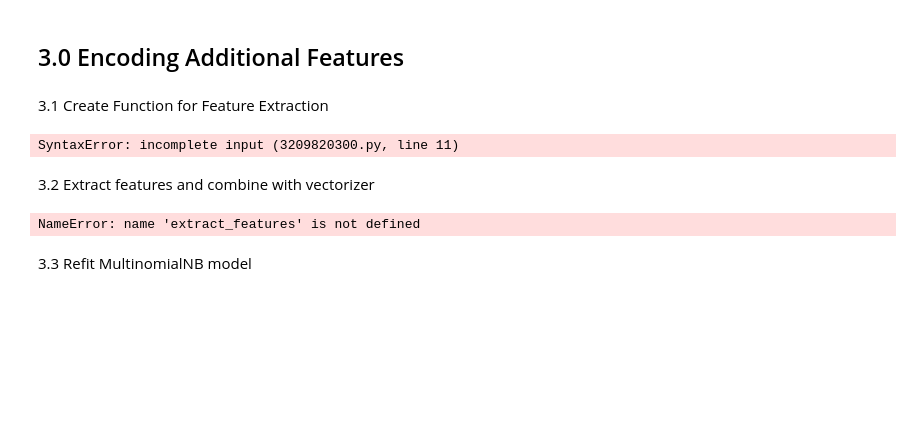
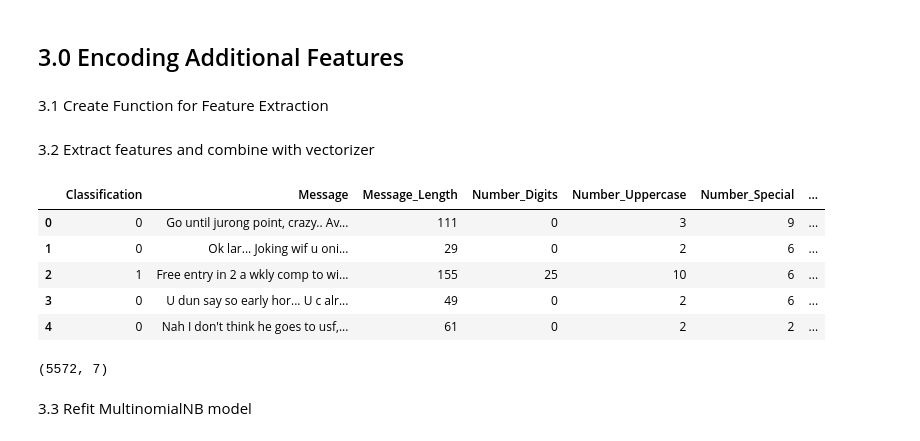
Before and after one commit to Taran-Gupta/DS4002_Project1, a Jupyter notebook: Scripts/Analysis.ipynb, the cells around one changed output. Saved outputs shown, nothing was run; the diff lists cells and outputs as text; code cells hidden in the pictures; blank space fills up the shorter version.

```diff
--- a/Scripts/Analysis.ipynb
+++ b/Scripts/Analysis.ipynb
@@ -94,14 +105,51 @@ NotFittedError: This MultinomialNB instance is not fitted yet. Call 'fit' with a
 def extract_features(messages):
     # Length of Message
 
+  messages["Message_Length"] = messages["Message"].apply(len)
+
     # Number of Digits
+
+  messages['Number_Digits'] = messages['Message'].str.count(r'\d')
 
     # Number of Uppercase Letters
 
+  messages['Number_Uppercase'] = messages['Message'].str.count(r'[A-Z]')
+
     # Number of Special Characters
 
+  def count_special(text): # Function to count the characters
+    count = 0
+    for char in text:
+      if not char.isalnum() and not char.isspace():
+        count += 1
+    return count
+
+  messages['Number_Special'] = messages['Message'].apply(count_special)
+
+
     # Number of Indicator Words
+
+  indicator_words = ["call", "free", "now", "win", "urgent", "prize"]
+  pattern = r'\b(?:' + '|'.join(indicator_words) + r')\b'
+
+  messages['Indicator_Words_Count'] = messages['Message'].str.lower().str.count(pattern)
+
+  return messages
-# %% [output]
-SyntaxError: incomplete input (3209820300.py, line 11)
 # %% [markdown]
 3.2 Extract features and combine with vectorizer
+# %%
+# extract features into new dataset
+features = extract_features(messages)
+
+features.head()
+# %% [output]
+|  | Classification | Message | Message_Length | Number_Digits | Number_Uppercase | Number_Special | ... |
+| 0 | 0 | Go until jurong point, crazy.. Av... | 111 | 0 | 3 | 9 | ... |
+| 1 | 0 | Ok lar... Joking wif u oni... | 29 | 0 | 2 | 6 | ... |
+| 2 | 1 | Free entry in 2 a wkly comp to wi... | 155 | 25 | 10 | 6 | ... |
+| 3 | 0 | U dun say so early hor... U c alr... | 49 | 0 | 2 | 6 | ... |
+| 4 | 0 | Nah I don't think he goes to usf,... | 61 | 0 | 2 | 2 | ... |
+# %%
+features.shape
+# %% [output]
+(5572, 7)
@@ -108,10 +164,10 @@ SyntaxError: incomplete input (3209820300.py, line 11)
 # %%
-# potential code
-X_tokens = vectorizer.fit_transform(X_train)
-X_features = extract_features(X_train).values
+# split training/testing into messages and features
+X_train_text = X_train["Message"]
+X_test_text  = X_test["Message"]
 
-X_combined = hstack([X_tokens, X_features])
+X_train_numeric = X_train.drop(columns=["Message"])
+X_test_numeric  = X_test.drop(columns=["Message"])
 
-X_combined
+# refit numerical features
+X_train_numeric = X_train_numeric / X_train_numeric.max()
-# %% [output]
-NameError: name 'extract_features' is not defined
```
Also changed, not shown: parts of 19 cells of this notebook.
